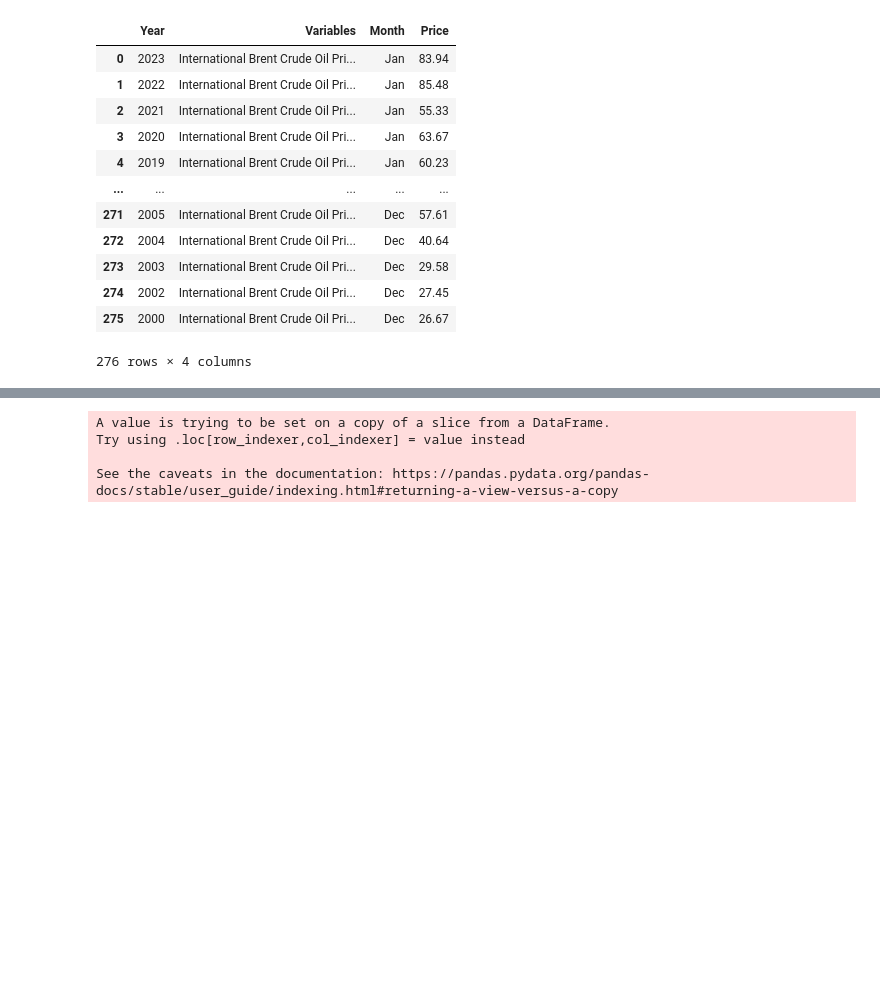
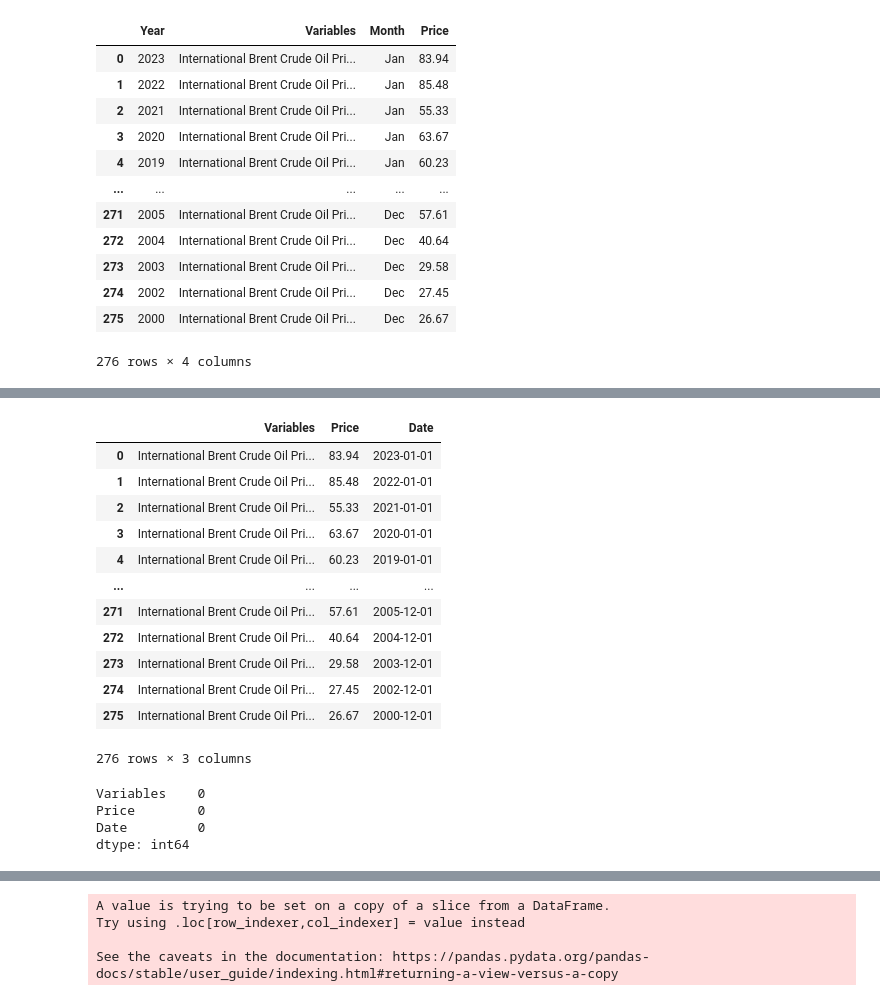
Before and after one commit to jnopareboateng/ml-library, a Jupyter notebook: tsa.ipynb, the cells around one changed output, grey strips where cells are left out. Drawn from its saved outputs; the diff is of its cells as text; code cells hidden in the pictures; blank space fills up the shorter version.

```diff
--- a/tsa.ipynb
+++ b/tsa.ipynb
@@ -81,0 +84,27 @@ df['Date'] = pd.to_datetime(df['Year'].astype(str) + df['Month'], format='%Y%b')
+# %%
+# Drop the year and month columns
+df = df.drop(['Year', 'Month'], axis=1)
+df
+# %% [output]
+|  | Variables | Price | Date |
+| 0 | International Brent Crude Oil Pri... | 83.94 | 2023-01-01 |
+| 1 | International Brent Crude Oil Pri... | 85.48 | 2022-01-01 |
+| 2 | International Brent Crude Oil Pri... | 55.33 | 2021-01-01 |
+| 3 | International Brent Crude Oil Pri... | 63.67 | 2020-01-01 |
+| 4 | International Brent Crude Oil Pri... | 60.23 | 2019-01-01 |
+| ... | ... | ... | ... |
+| 271 | International Brent Crude Oil Pri... | 57.61 | 2005-12-01 |
+| 272 | International Brent Crude Oil Pri... | 40.64 | 2004-12-01 |
+| 273 | International Brent Crude Oil Pri... | 29.58 | 2003-12-01 |
+| 274 | International Brent Crude Oil Pri... | 27.45 | 2002-12-01 |
+| 275 | International Brent Crude Oil Pri... | 26.67 | 2000-12-01 |
+276 rows × 3 columns
+# %%
+
+# check for missing values
+df.isnull().sum()
+# %% [output]
+Variables    0
+Price        0
+Date         0
+dtype: int64
```
Also changed, not shown: parts of 15 cells of this notebook, 4 other files.
